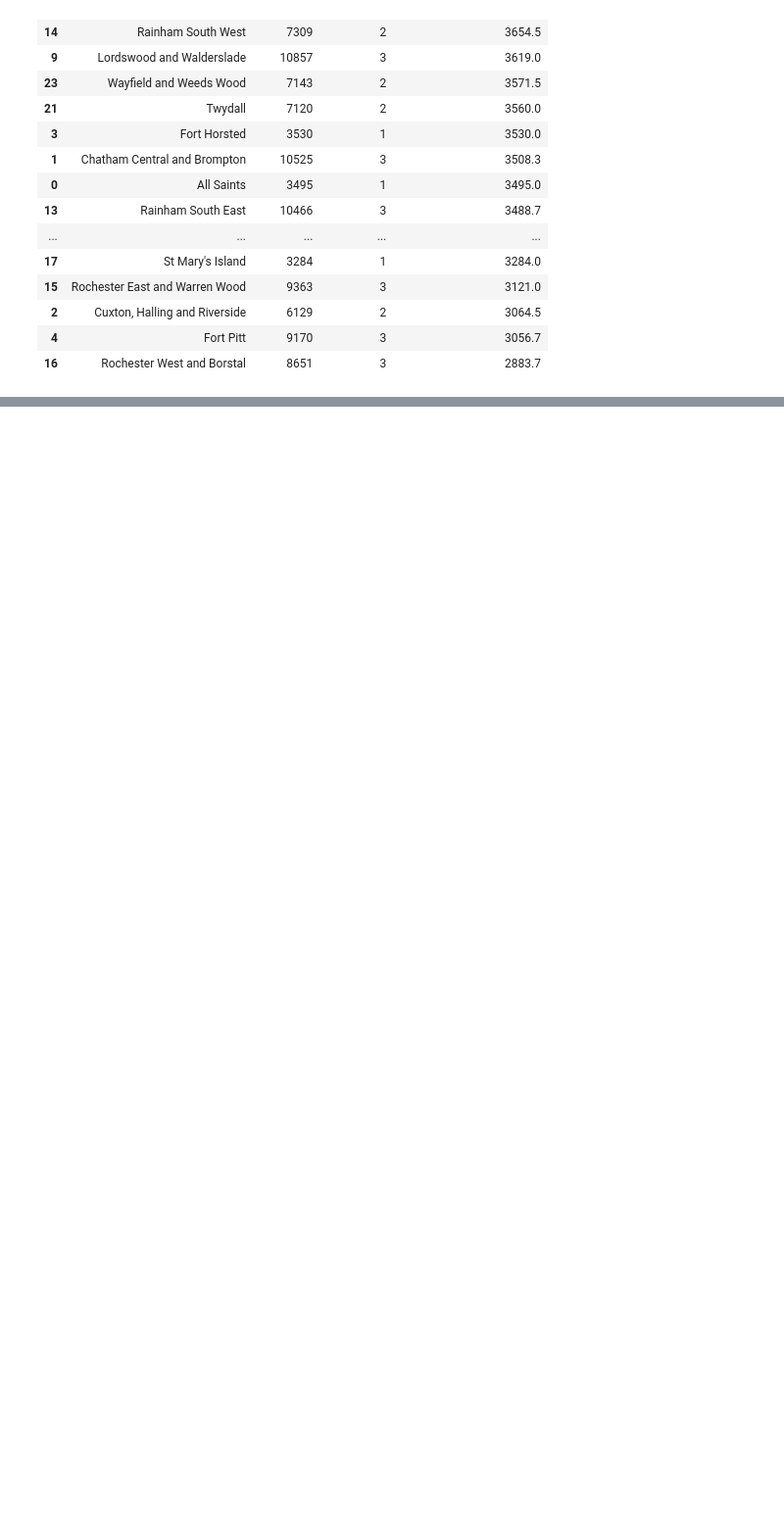
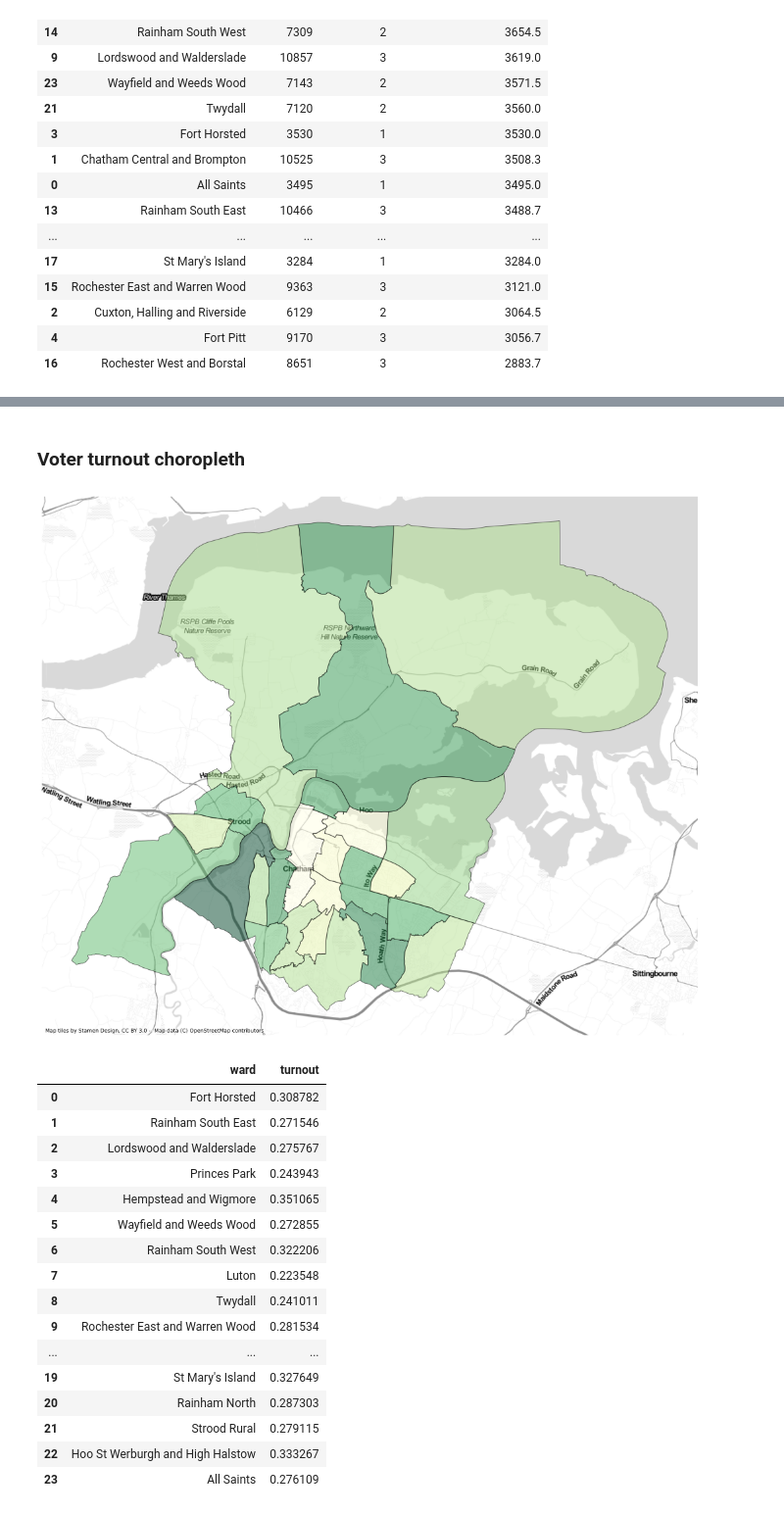
Before and after one commit to quinnphil/medway-local-elections-2023, a Jupyter notebook: Medway - Local Election Results.ipynb, the cells around one changed output, grey strips where cells are left out. Shown at 98% size. Saved outputs shown, nothing was run; the diff lists cells and outputs as text; code cells hidden in the pictures; blank space fills up the shorter version.

```diff
--- a/Medway - Local Election Results.ipynb
+++ b/Medway - Local Election Results.ipynb
@@ -212,7 +213,10 @@ df_wards = (
         'ballot_papers_verified': 'int',
         'electorate':'int'
     })
-    .assign(**{'turnout': lambda _df:_df['ballot_papers_verified'] / _df['electorate']})
+    .assign(**{
+        'turnout': lambda _df:_df['ballot_papers_verified'] / _df['electorate'],
+        'postal_ballot_perc': lambda _df: _df['verified_postal_ballot_papers'] / _df['ballot_papers_verified']
+    })
 )
 
 display(df_wards.head())
@@ -588,0 +645,37 @@ map_medway
+# %% [markdown]
+### Voter turnout choropleth
+# %%
+gdp_medway_wards = (
+    gpd_medway
+    .merge(
+        df_wards,
+        left_on='ward_name',
+        right_on='ward', how='left')
+).to_crs(epsg=3857)
+
+ax = gdp_medway_wards.plot(figsize=(18,20), column='turnout', edgecolor="black", alpha=0.5, cmap='YlGn')
+cx.add_basemap(ax,crs=gdp_medway_wards.crs, source=cx.providers.Stamen.TonerLite)
+
+plt.axis('off')
+plt.show()
+
+display(gdp_medway_wards[['ward', 'turnout']])
+# %% [output]
+[figure, added]
+|  | ward | turnout |
+| 0 | Fort Horsted | 0.308782 |
+| 1 | Rainham South East | 0.271546 |
+| 2 | Lordswood and Walderslade | 0.275767 |
+| 3 | Princes Park | 0.243943 |
+| 4 | Hempstead and Wigmore | 0.351065 |
+| 5 | Wayfield and Weeds Wood | 0.272855 |
+| 6 | Rainham South West | 0.322206 |
+| 7 | Luton | 0.223548 |
+| 8 | Twydall | 0.241011 |
+| 9 | Rochester East and Warren Wood | 0.281534 |
+| ... | ... | ... |
+| 19 | St Mary's Island | 0.327649 |
+| 20 | Rainham North | 0.287303 |
+| 21 | Strood Rural | 0.279115 |
+| 22 | Hoo St Werburgh and High Halstow | 0.333267 |
+| 23 | All Saints | 0.276109 |
```
Also changed, not shown: parts of 7 cells of this notebook.
